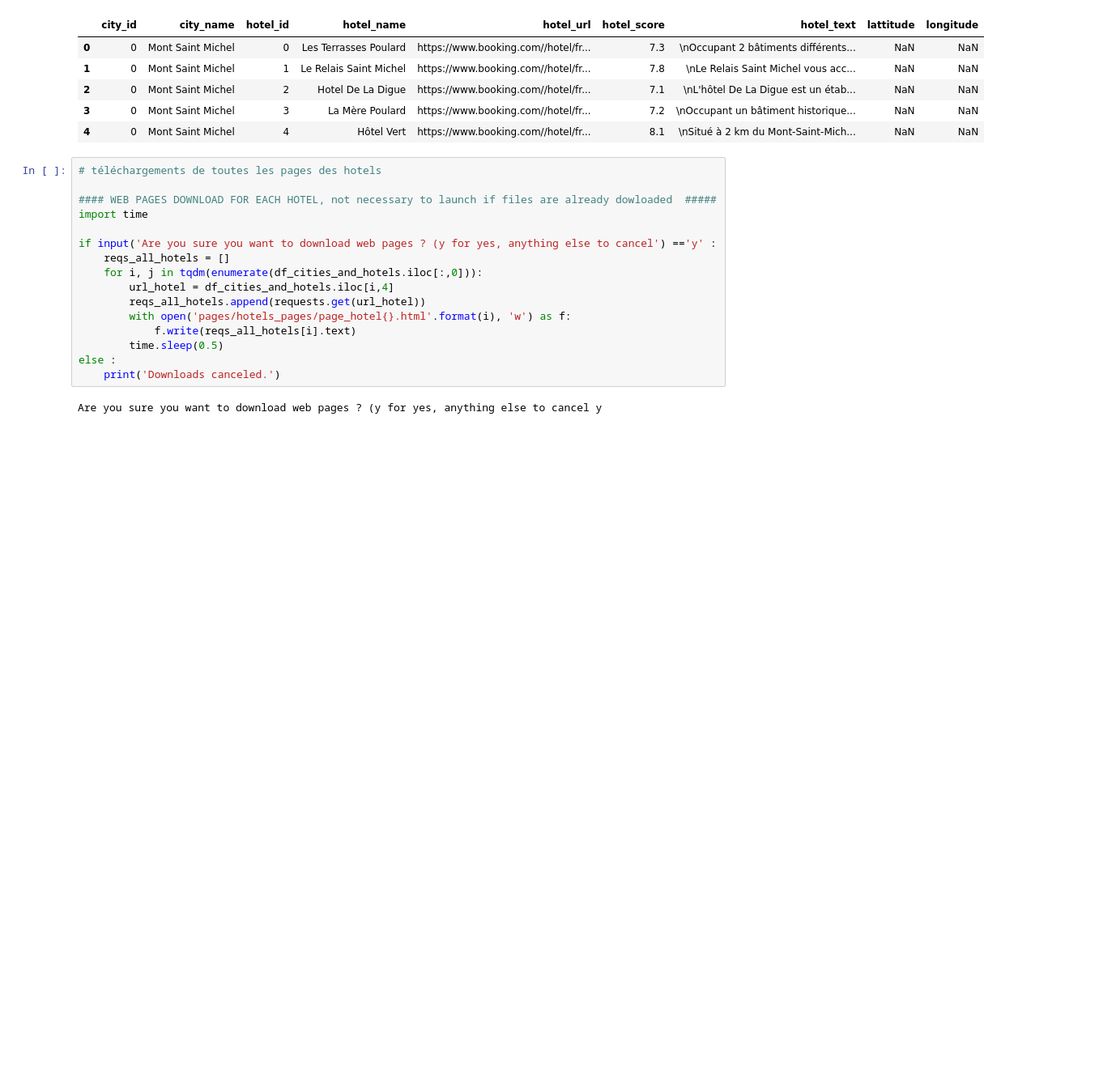
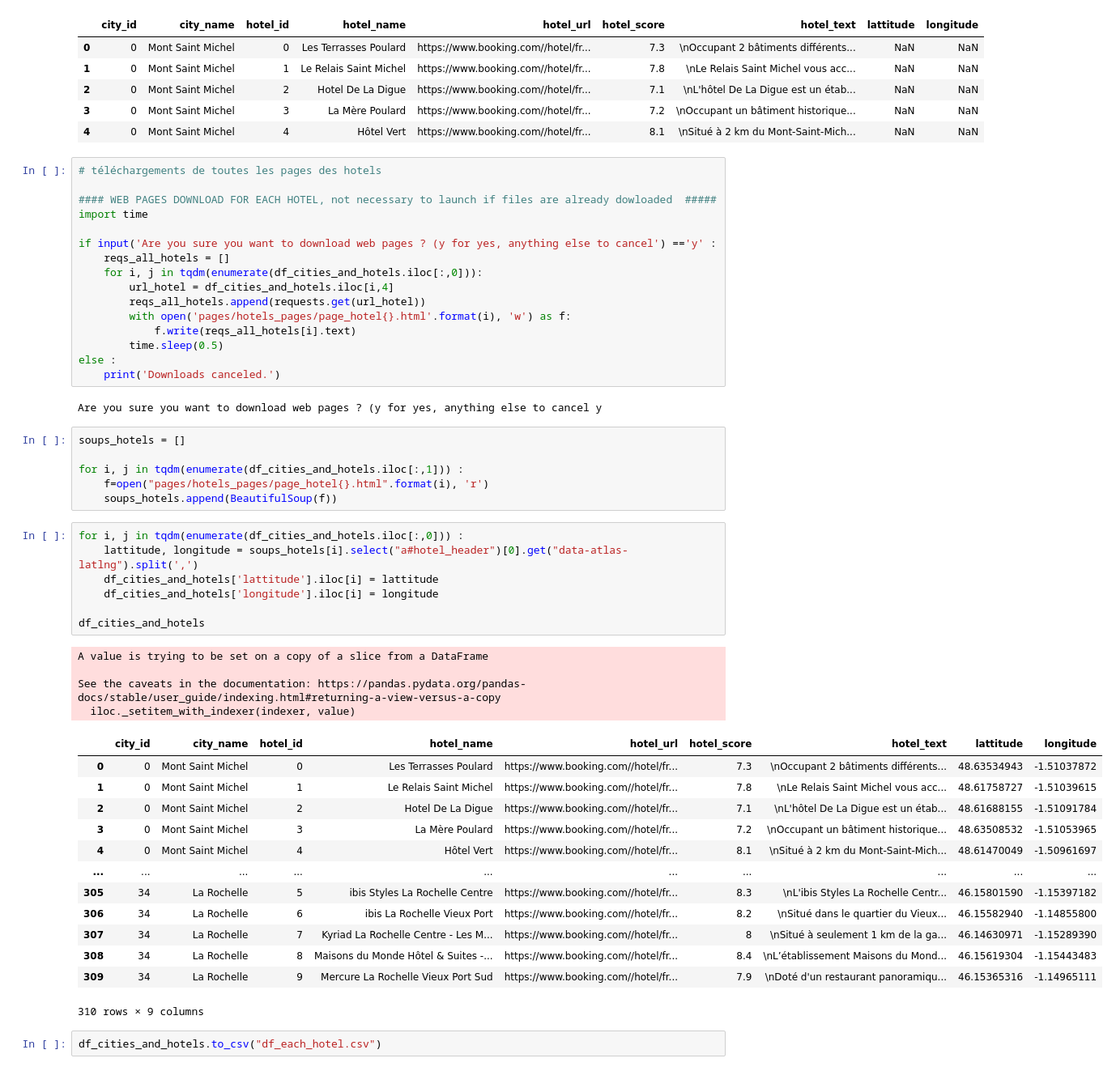
Before and after one commit to BastienRi/Jedha_project_kayak, a Jupyter notebook: Scrapping_hotels.ipynb, the cells around one changed output. Shown at 81% size. Saved outputs shown, nothing was run; the diff lists cells and outputs as text; blank space fills up the shorter version.

Commit message:
update jupyter notebook for hotels, csv with all hotels information added

```diff
--- a/Scrapping_hotels.ipynb
+++ b/Scrapping_hotels.ipynb
@@ -474,3 +474,36 @@ else :
     print('Downloads canceled.')
 # %% [output]
 Are you sure you want to download web pages ? (y for yes, anything else to cancel y
+# %%
+soups_hotels = []
+
+for i, j in tqdm(enumerate(df_cities_and_hotels.iloc[:,1])) :
+    f=open("pages/hotels_pages/page_hotel{}.html".format(i), 'r')
+    soups_hotels.append(BeautifulSoup(f))
+# %%
+for i, j in tqdm(enumerate(df_cities_and_hotels.iloc[:,0])) :
+    lattitude, longitude = soups_hotels[i].select("a#hotel_header")[0].get("data-atlas-latlng").split(',')
+    df_cities_and_hotels['lattitude'].iloc[i] = lattitude
+    df_cities_and_hotels['longitude'].iloc[i] = longitude
+
+df_cities_and_hotels
+# %% [output]
+A value is trying to be set on a copy of a slice from a DataFrame
+
+See the caveats in the documentation: https://pandas.pydata.org/pandas-docs/stable/user_guide/indexing.html#returning-a-view-versus-a-copy
+  iloc._setitem_with_indexer(indexer, value)
+|  | city_id | city_name | hotel_id | hotel_name | hotel_url | hotel_score | hotel_text | lattitude | longitude |
+| 0 | 0 | Mont Saint Michel | 0 | Les Terrasses Poulard | https://www.booking.com//hotel/fr... | 7.3 | \nOccupant 2 bâtiments différents... | 48.63534943 | -1.51037872 |
+| 1 | 0 | Mont Saint Michel | 1 | Le Relais Saint Michel | https://www.booking.com//hotel/fr... | 7.8 | \nLe Relais Saint Michel vous acc... | 48.61758727 | -1.51039615 |
+| 2 | 0 | Mont Saint Michel | 2 | Hotel De La Digue | https://www.booking.com//hotel/fr... | 7.1 | \nL'hôtel De La Digue est un étab... | 48.61688155 | -1.51091784 |
+| 3 | 0 | Mont Saint Michel | 3 | La Mère Poulard | https://www.booking.com//hotel/fr... | 7.2 | \nOccupant un bâtiment historique... | 48.63508532 | -1.51053965 |
+| 4 | 0 | Mont Saint Michel | 4 | Hôtel Vert | https://www.booking.com//hotel/fr... | 8.1 | \nSitué à 2 km du Mont-Saint-Mich... | 48.61470049 | -1.50961697 |
+| ... | ... | ... | ... | ... | ... | ... | ... | ... | ... |
+| 305 | 34 | La Rochelle | 5 | ibis Styles La Rochelle Centre | https://www.booking.com//hotel/fr... | 8.3 | \nL'ibis Styles La Rochelle Centr... | 46.15801590 | -1.15397182 |
+| 306 | 34 | La Rochelle | 6 | ibis La Rochelle Vieux Port | https://www.booking.com//hotel/fr... | 8.2 | \nSitué dans le quartier du Vieux... | 46.15582940 | -1.14855800 |
+| 307 | 34 | La Rochelle | 7 | Kyriad La Rochelle Centre - Les M... | https://www.booking.com//hotel/fr... | 8 | \nSitué à seulement 1 km de la ga... | 46.14630971 | -1.15289390 |
+| 308 | 34 | La Rochelle | 8 | Maisons du Monde Hôtel & Suites -... | https://www.booking.com//hotel/fr... | 8.4 | \nL’établissement Maisons du Mond... | 46.15619304 | -1.15443483 |
+| 309 | 34 | La Rochelle | 9 | Mercure La Rochelle Vieux Port Sud | https://www.booking.com//hotel/fr... | 7.9 | \nDoté d'un restaurant panoramiqu... | 46.15365316 | -1.14965111 |
+310 rows × 9 columns
+# %%
+df_cities_and_hotels.to_csv("df_each_hotel.csv")
```
Also changed, not shown: 1 other file.
